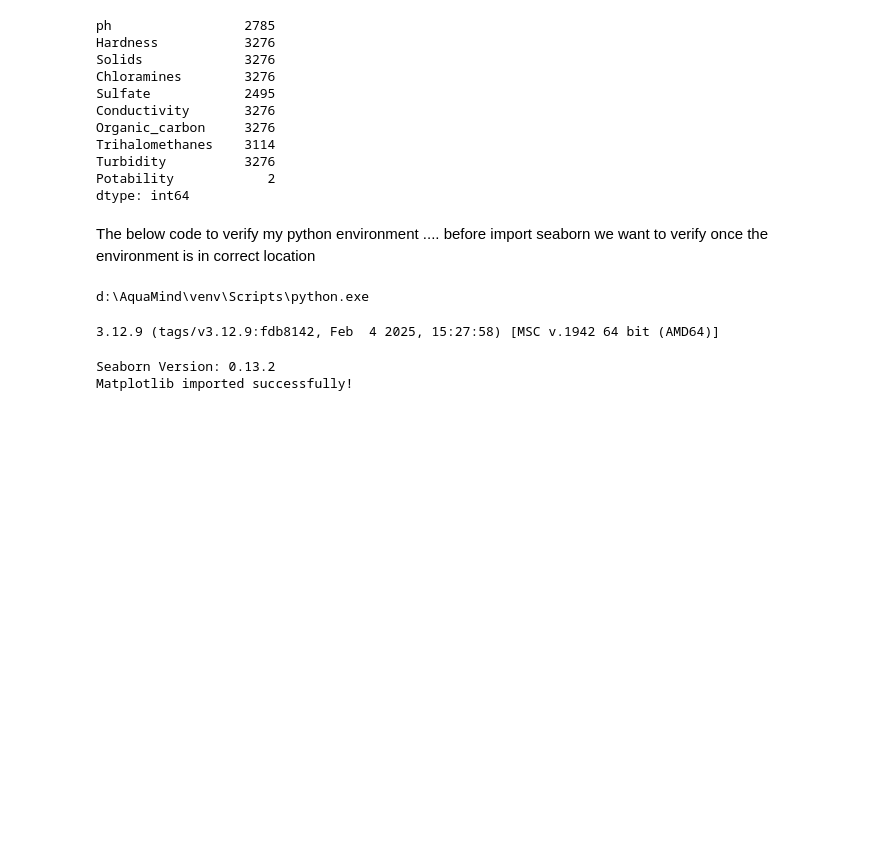
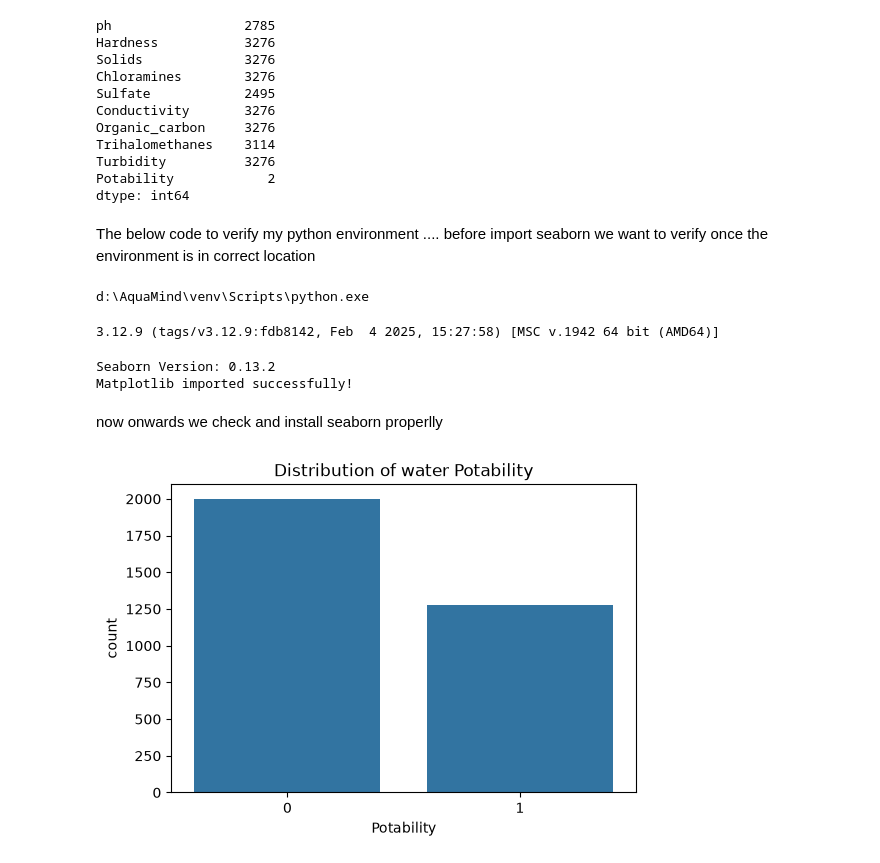
Before and after one commit to Praveen420-DS/AquaMind, a Jupyter notebook: notebooks/01_water_quality_eda.ipynb, the cells around one changed output. Cells and saved outputs as stored; diff of their text form; code cells hidden in the pictures; blank space fills up the shorter version.

Commit message:
Completed Exploratory Data Analysis(EDA)

```diff
--- a/notebooks/01_water_quality_eda.ipynb
+++ b/notebooks/01_water_quality_eda.ipynb
@@ -131,3 +131,22 @@ print("Matplotlib imported successfully!")
 # %% [output]
 Seaborn Version: 0.13.2
 Matplotlib imported successfully!
+# %% [markdown]
+now onwards we check and install seaborn properlly
+# %%
+import matplotlib.pyplot as plt
+import seaborn as sns
+plt.figure(figsize=(6,4))
+df=pd.read_csv("../data/raw/water_potability.csv")
+# ==========================================
+# Visualization 1: Distribution of Potability
+# Purpose:
+# To understand the class distribution of the target variable.
+# ==========================================
+sns.countplot(data=df,x="Potability")
+plt.title("Distribution of water Potability")
+plt.xlabel("Potability")
+plt.ylabel("count")
+plt.show()
+# %% [output]
+[figure, added]
```
Also changed, not shown: parts of 4 cells of this notebook.
